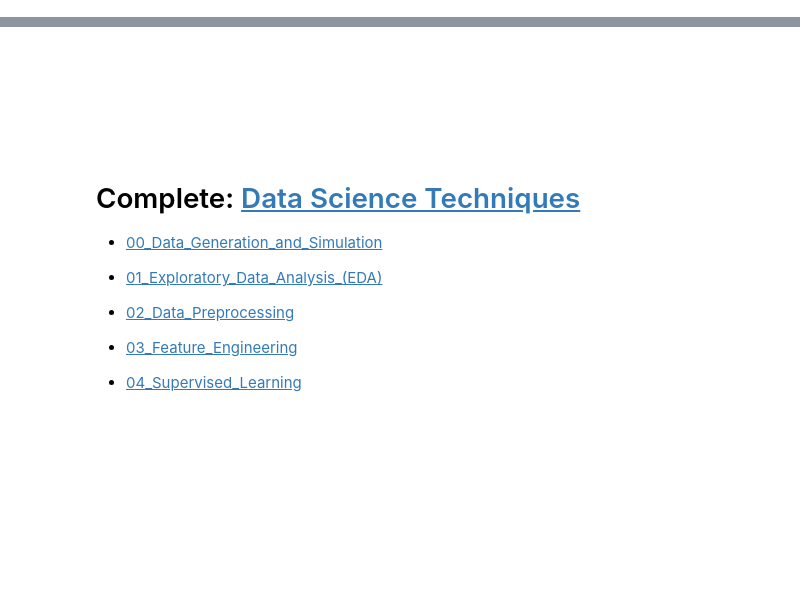
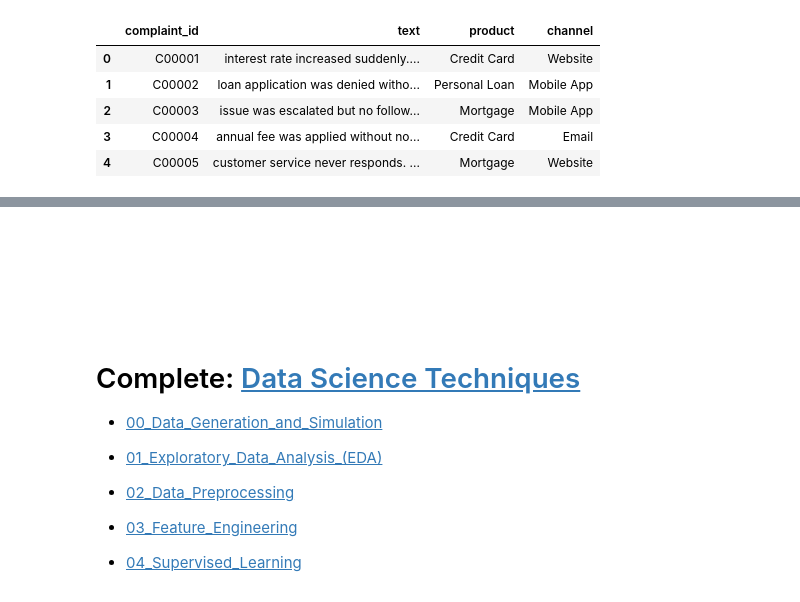
Before and after one commit to lei-soares/Data-Science-Techniques, a Jupyter notebook: 05_Unsupervised_Learning/03_topic_modelling/01_lda_and_probabilistic_models.ipynb, the cells around one changed output, grey strips where cells are left out. Drawn from its saved outputs; the diff is of its cells as text; code cells hidden in the pictures; blank space fills up the shorter version.

```diff
--- a/05_Unsupervised_Learning/03_topic_modelling/01_lda_and_probabilistic_models.ipynb
+++ b/05_Unsupervised_Learning/03_topic_modelling/01_lda_and_probabilistic_models.ipynb
@@ -48,0 +60,18 @@ Typical use cases:
+# %%
+import numpy as np
+import pandas as pd
+
+import matplotlib.pyplot as plt
+import seaborn as sns
+
+
+df = pd.read_csv("D:/GitHub/Data-Science-Techniques/datasets/Unsupervised/bank_complaints.csv")
+
+df.head()
+# %% [output]
+|  | complaint_id | text | product | channel |
+| 0 | C00001 | interest rate increased suddenly.... | Credit Card | Website |
+| 1 | C00002 | loan application was denied witho... | Personal Loan | Mobile App |
+| 2 | C00003 | issue was escalated but no follow... | Mortgage | Mobile App |
+| 3 | C00004 | annual fee was applied without no... | Credit Card | Email |
+| 4 | C00005 | customer service never responds. ... | Mortgage | Website |
```
Also changed, not shown: parts of 19 cells of this notebook, 4 other files.
